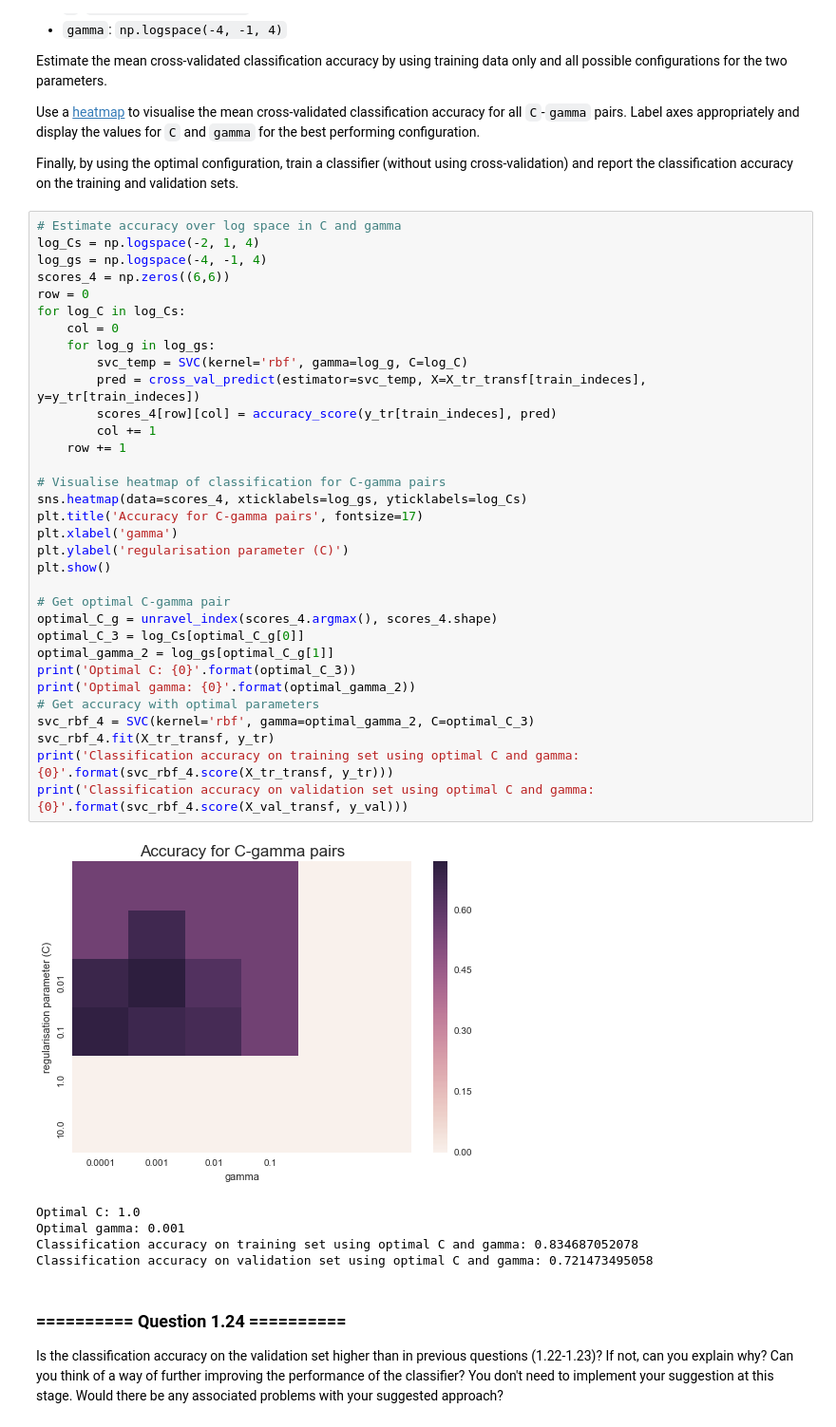
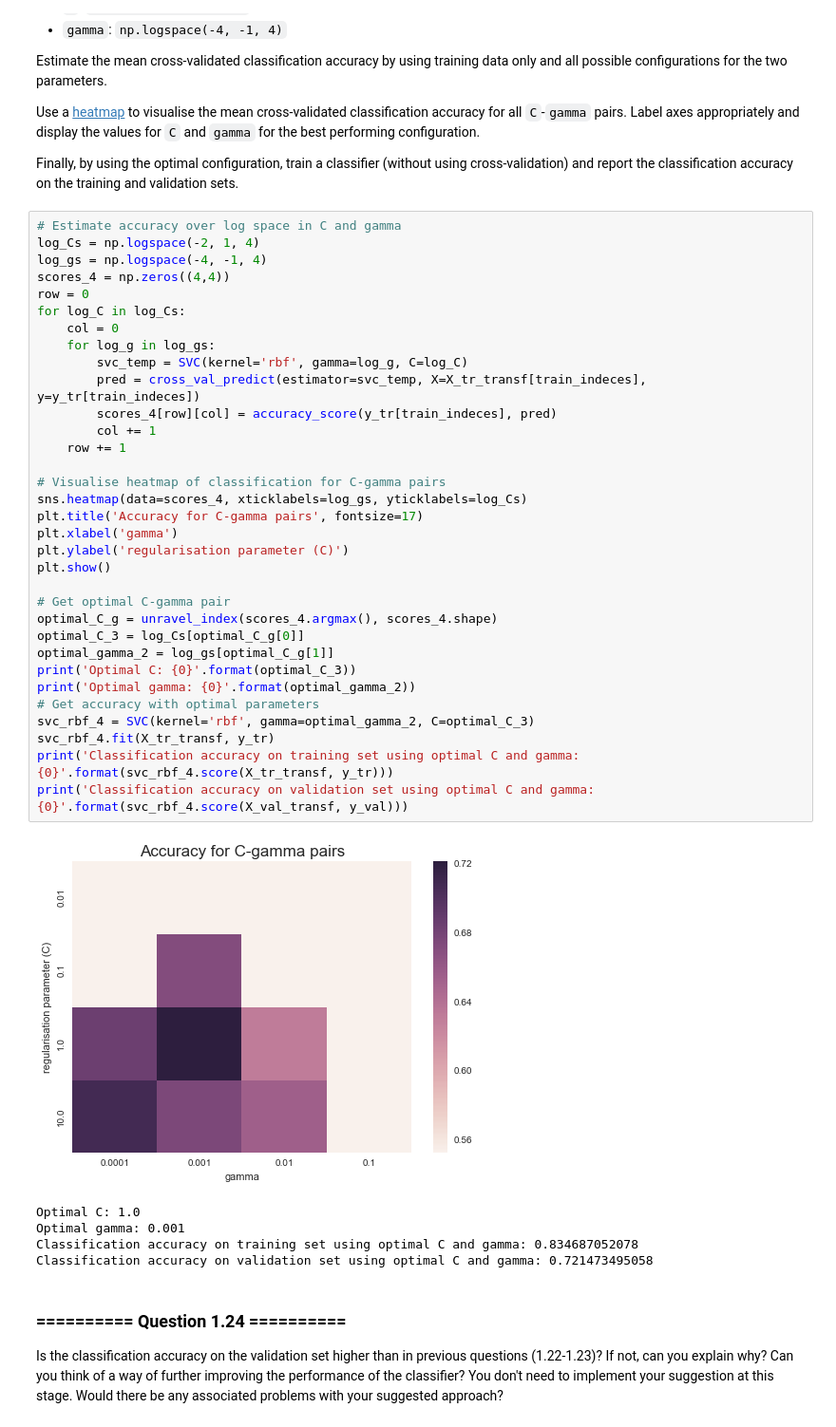
Before and after one commit to Dr-Alan-Turing/IAMachineLearning, a Jupyter notebook: 07_Assignment_3.ipynb, the cells around one changed output. Shown at 95% size. Cells and saved outputs as stored; diff of their text form.

```diff
--- a/07_Assignment_3.ipynb
+++ b/07_Assignment_3.ipynb
@@ -599,37 +599,37 @@ Finally, by using the optimal configuration, train a classifier (without using c
 # Estimate accuracy over log space in C and gamma
 log_Cs = np.logspace(-2, 1, 4)
 log_gs = np.logspace(-4, -1, 4)
-scores_4 = np.zeros((6,6))
+scores_4 = np.zeros((4,4))
 row = 0
 for log_C in log_Cs:
     col = 0
     for log_g in log_gs:
         svc_temp = SVC(kernel='rbf', gamma=log_g, C=log_C)
         pred = cross_val_predict(estimator=svc_temp, X=X_tr_transf[train_indeces], y=y_tr[train_indeces])
         scores_4[row][col] = accuracy_score(y_tr[train_indeces], pred)
         col += 1
     row += 1
 
 # Visualise heatmap of classification for C-gamma pairs
 sns.heatmap(data=scores_4, xticklabels=log_gs, yticklabels=log_Cs)
 plt.title('Accuracy for C-gamma pairs', fontsize=17)
 plt.xlabel('gamma')
 plt.ylabel('regularisation parameter (C)')
 plt.show()
 
 # Get optimal C-gamma pair
 optimal_C_g = unravel_index(scores_4.argmax(), scores_4.shape)
 optimal_C_3 = log_Cs[optimal_C_g[0]]
 optimal_gamma_2 = log_gs[optimal_C_g[1]]
 print('Optimal C: {0}'.format(optimal_C_3))
 print('Optimal gamma: {0}'.format(optimal_gamma_2))
 # Get accuracy with optimal parameters
 svc_rbf_4 = SVC(kernel='rbf', gamma=optimal_gamma_2, C=optimal_C_3)
 svc_rbf_4.fit(X_tr_transf, y_tr)
 print('Classification accuracy on training set using optimal C and gamma: {0}'.format(svc_rbf_4.score(X_tr_transf, y_tr)))
 print('Classification accuracy on validation set using optimal C and gamma: {0}'.format(svc_rbf_4.score(X_val_transf, y_val)))
 # %% [output]
-[figure, old version]
+[figure, new version]
 Optimal C: 1.0
 Optimal gamma: 0.001
 Classification accuracy on training set using optimal C and gamma: 0.834687052078
```
Also changed, not shown: parts of 1 cell of this notebook.
